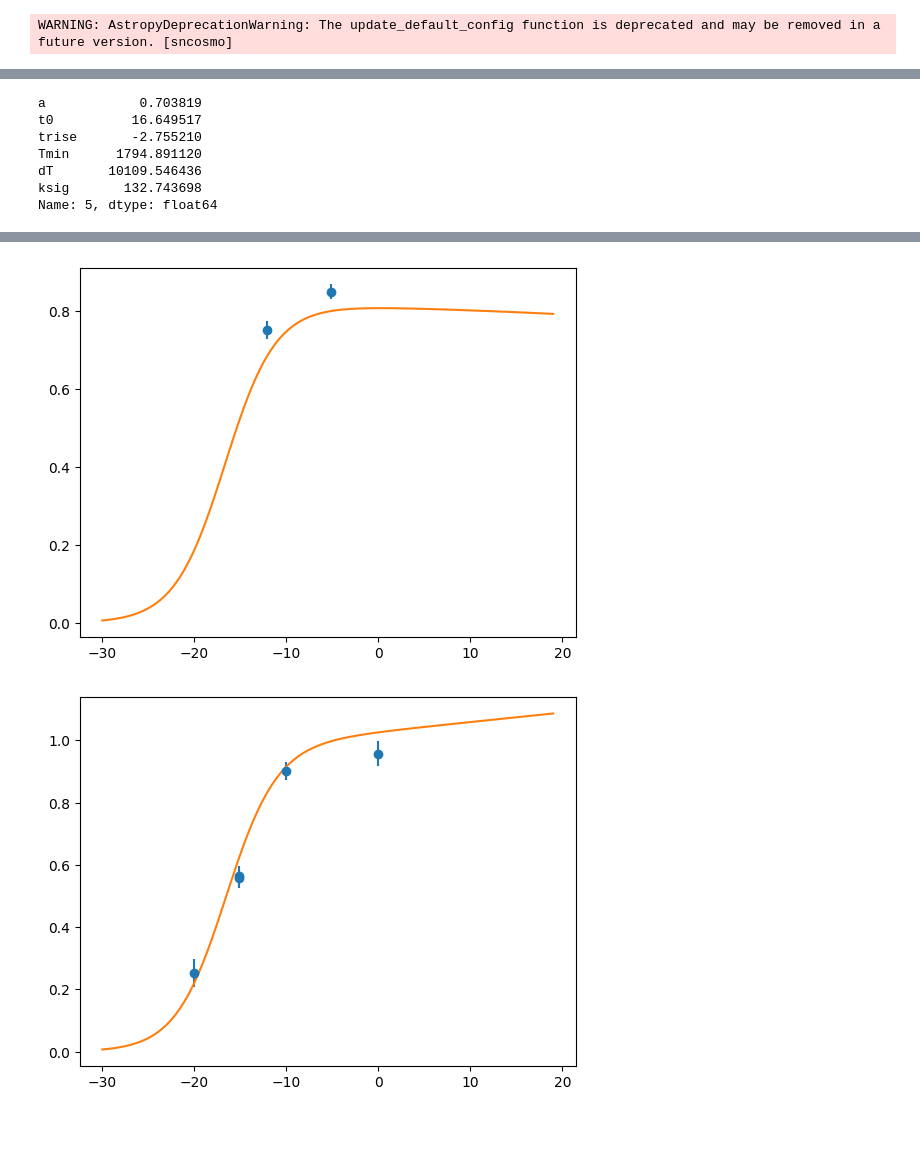
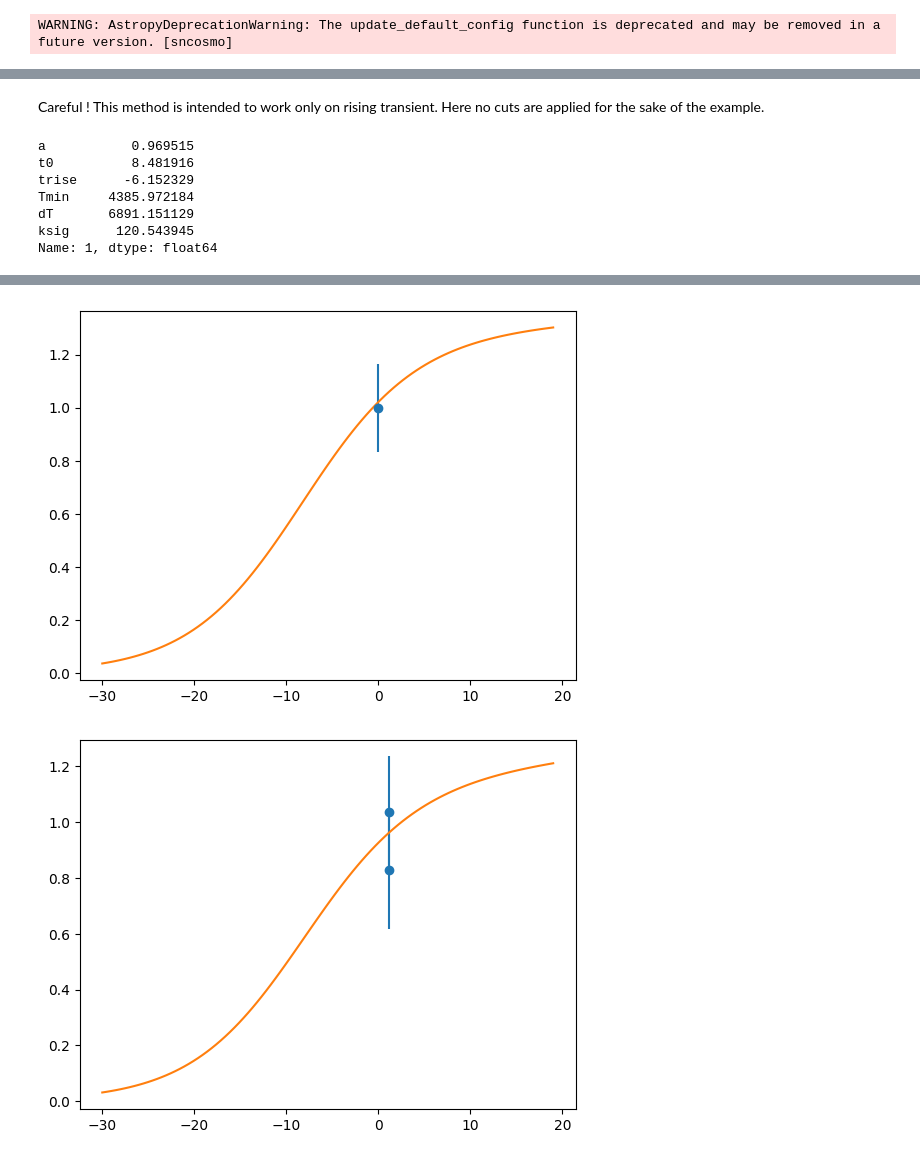
Before and after one commit to erusseil/Sigmoid_rainbow, a Jupyter notebook: Basic.ipynb, the cells around one changed output, grey strips where cells are left out. Saved outputs shown, nothing was run; the diff lists cells and outputs as text; code cells hidden in the pictures; blank space fills up the shorter version.

```diff
--- a/Basic.ipynb
+++ b/Basic.ipynb
@@ -8,10 +14,5 @@ WARNING: AstropyDeprecationWarning: The update_default_config function is deprec
 # %%
-data_full = pd.read_parquet(f'/media/ELAsTICC/Fink/first_year/ftransfer_elasticc_2023-02-15_946675/aggregated/classId=111.parquet')
-emille_ids = pd.read_csv('/media/ELAsTICC/Fink/first_year/early_SNIa/AL/UncSampling/test_samples/loop_20231003/test_loop_0.csv')
+data = pd.read_parquet(f'ftransfer_elasticc_v1_2023-10-24_200706/aggregated/classId=111.parquet').sample(n=1000)
-# %%
-good_ids = emille_ids['id']
-data = data_full[data_full['alertId'].isin(good_ids)]
-data = data.sample(n=1000)
 # %%
 %%time
 data_plas = dp.elasticc_agg_to_plasticc(data)
@@ -24,5 +25,7 @@ Wall time: 10.6 s
+# %% [markdown]
+Careful ! This method is intended to work only on rising transient. Here no cuts are applied for the sake of the example.
 # %%
-idx = 5
+idx = 1
 obj = preprocessed[idx]
 params = features.iloc[idx][:6]
 print(params)
@@ -41,10 +44,10 @@ for band in np.unique(obj['BAND']):
     plt.errorbar(t, f, yerr=ferr, fmt='o')
     plt.plot(X[0], dp.Fnu(X, *params))
 # %% [output]
-a            0.703819
-t0          16.649517
-trise       -2.755210
-Tmin      1794.891120
-dT       10109.546436
-ksig       132.743698
-Name: 5, dtype: float64
+a           0.969515
+t0          8.481916
+trise      -6.152329
+Tmin     4385.972184
+dT       6891.151129
+ksig      120.543945
+Name: 1, dtype: float64
@@ -52,2 +55,2 @@ Name: 5, dtype: float64
-[figure, old version]
+[figure, new version]
-[figure, old version]
+[figure, new version]
```
Also changed, not shown: parts of 5 cells of this notebook, 51 other files.
